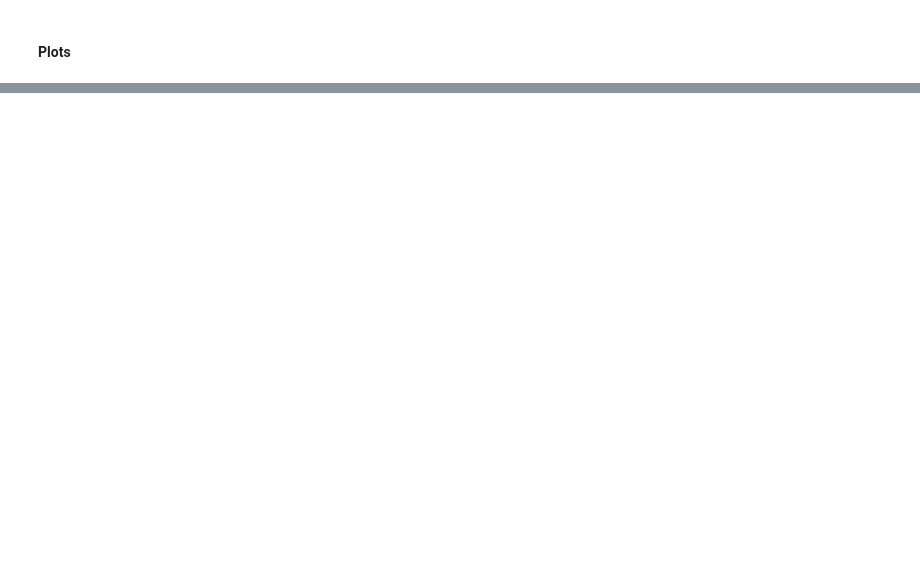
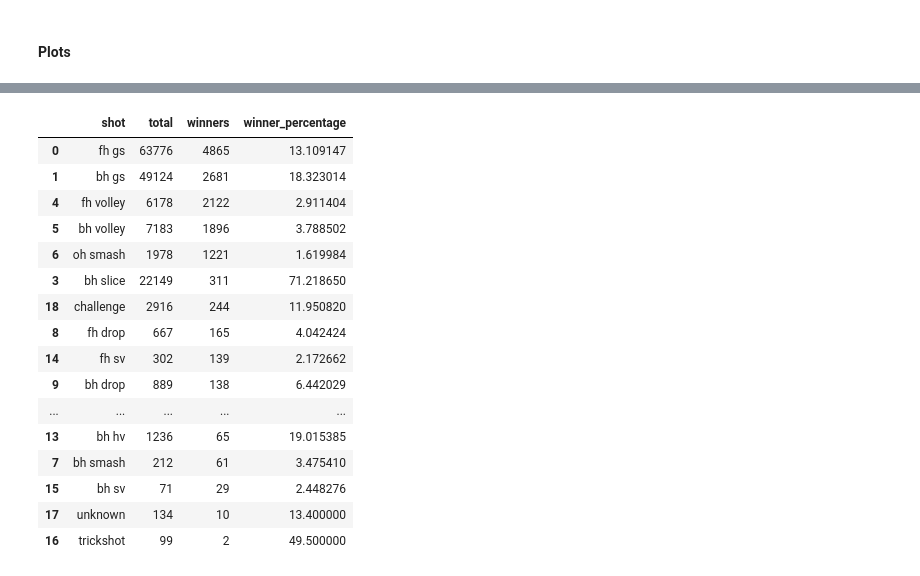
Before and after one commit to kyirong6/303, a Jupyter notebook: experiments/experiments.ipynb, the cells around one changed output, grey strips where cells are left out. Cells and saved outputs as stored; diff of their text form; code cells hidden in the pictures; blank space fills up the shorter version.

```diff
--- a/experiments/experiments.ipynb
+++ b/experiments/experiments.ipynb
@@ -197,0 +178,22 @@ AttributeError: module 'seaborn' has no attribute 'savefig'
+# %%
+shot_selection_df['winner_percentage'] = shot_selection_df['total']/shot_selection_df['winners']
+# %%
+shot_selection_df.sort_values("winners", ascending=False)
+# %% [output]
+|  | shot | total | winners | winner_percentage |
+| 0 | fh gs | 63776 | 4865 | 13.109147 |
+| 1 | bh gs | 49124 | 2681 | 18.323014 |
+| 4 | fh volley | 6178 | 2122 | 2.911404 |
+| 5 | bh volley | 7183 | 1896 | 3.788502 |
+| 6 | oh smash | 1978 | 1221 | 1.619984 |
+| 3 | bh slice | 22149 | 311 | 71.218650 |
+| 18 | challenge | 2916 | 244 | 11.950820 |
+| 8 | fh drop | 667 | 165 | 4.042424 |
+| 14 | fh sv | 302 | 139 | 2.172662 |
+| 9 | bh drop | 889 | 138 | 6.442029 |
+| ... | ... | ... | ... | ... |
+| 13 | bh hv | 1236 | 65 | 19.015385 |
+| 7 | bh smash | 212 | 61 | 3.475410 |
+| 15 | bh sv | 71 | 29 | 2.448276 |
+| 17 | unknown | 134 | 10 | 13.400000 |
+| 16 | trickshot | 99 | 2 | 49.500000 |
```
Also changed, not shown: parts of 5 cells of this notebook, 4 other files.
